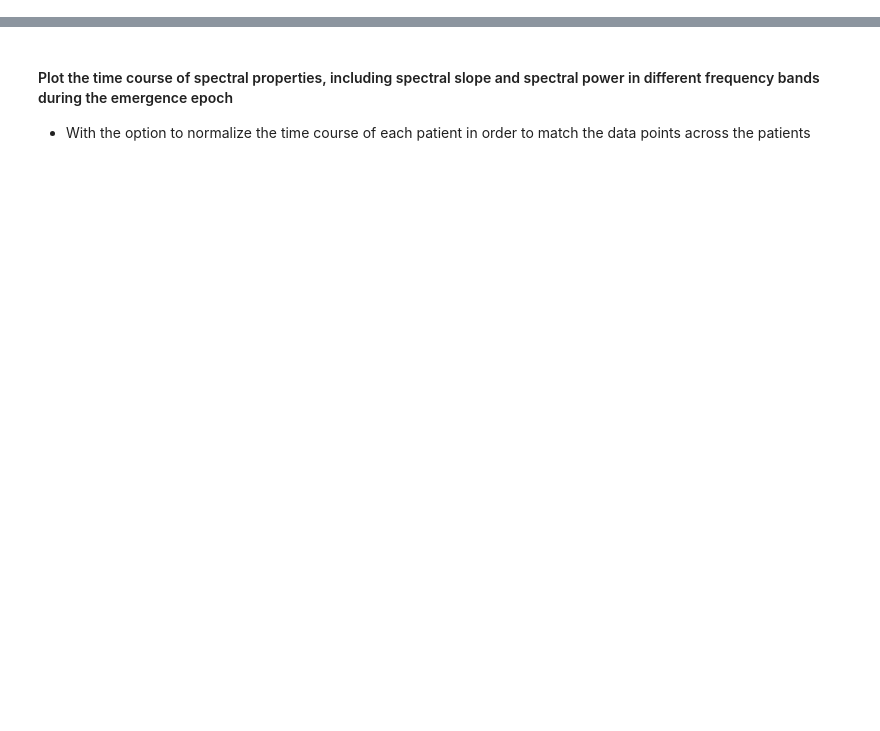
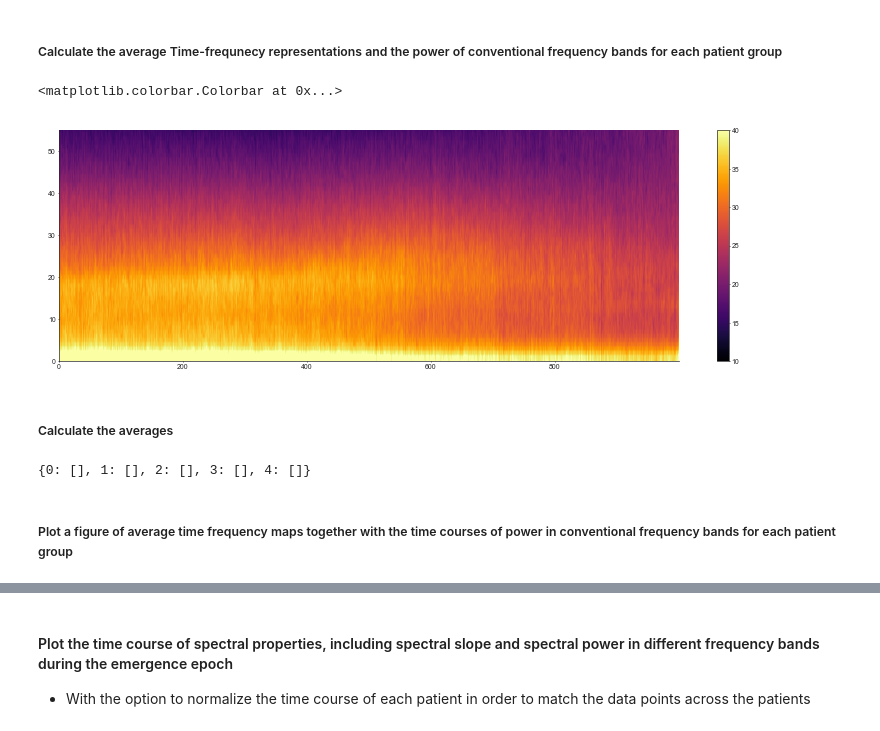
Before and after one commit to maboudi/capachinos, a Jupyter notebook: notebooks/power_sepctral_slope_group_A_vs_B.ipynb, the cells around one changed output, grey strips where cells are left out. Drawn from its saved outputs; the diff is of its cells as text; code cells hidden in the pictures; blank space fills up the shorter version.

```diff
--- a/notebooks/power_sepctral_slope_group_A_vs_B.ipynb
+++ b/notebooks/power_sepctral_slope_group_A_vs_B.ipynb
@@ -148,0 +260,2 @@ Index(['Patient_Label', 'Group_Number'], dtype='object')
+# %% [markdown]
+##### Calculate the average Time-frequnecy representations and the power of conventional frequency bands for each patient group
@@ -148,0 +501,10 @@ Index(['Patient_Label', 'Group_Number'], dtype='object')
+# %%
+plt.figure(figsize=(10, 3))
+plt.imshow(group_avg_tfr_db['Group A']['prefrontal'].data, vmin=10, vmax=40, origin='lower', cmap='inferno', aspect='auto')
+plt.ylim([0, 55])
+plt.colorbar()
+# %% [output]
+<matplotlib.colorbar.Colorbar at 0x...>
+[figure, added]
+# %% [markdown]
+##### Calculate the averages
@@ -148,0 +663,7 @@ Index(['Patient_Label', 'Group_Number'], dtype='object')
+# %%
+
+excluded_patients_ids['Group B']['prefrontal']
+# %% [output]
+{0: [], 1: [], 2: [], 3: [], 4: []}
+# %% [markdown]
+##### Plot a figure of average time frequency maps together with the time courses of power in conventional frequency bands for each patient group
```
Also changed, not shown: parts of 51 cells of this notebook, 3 other files.
